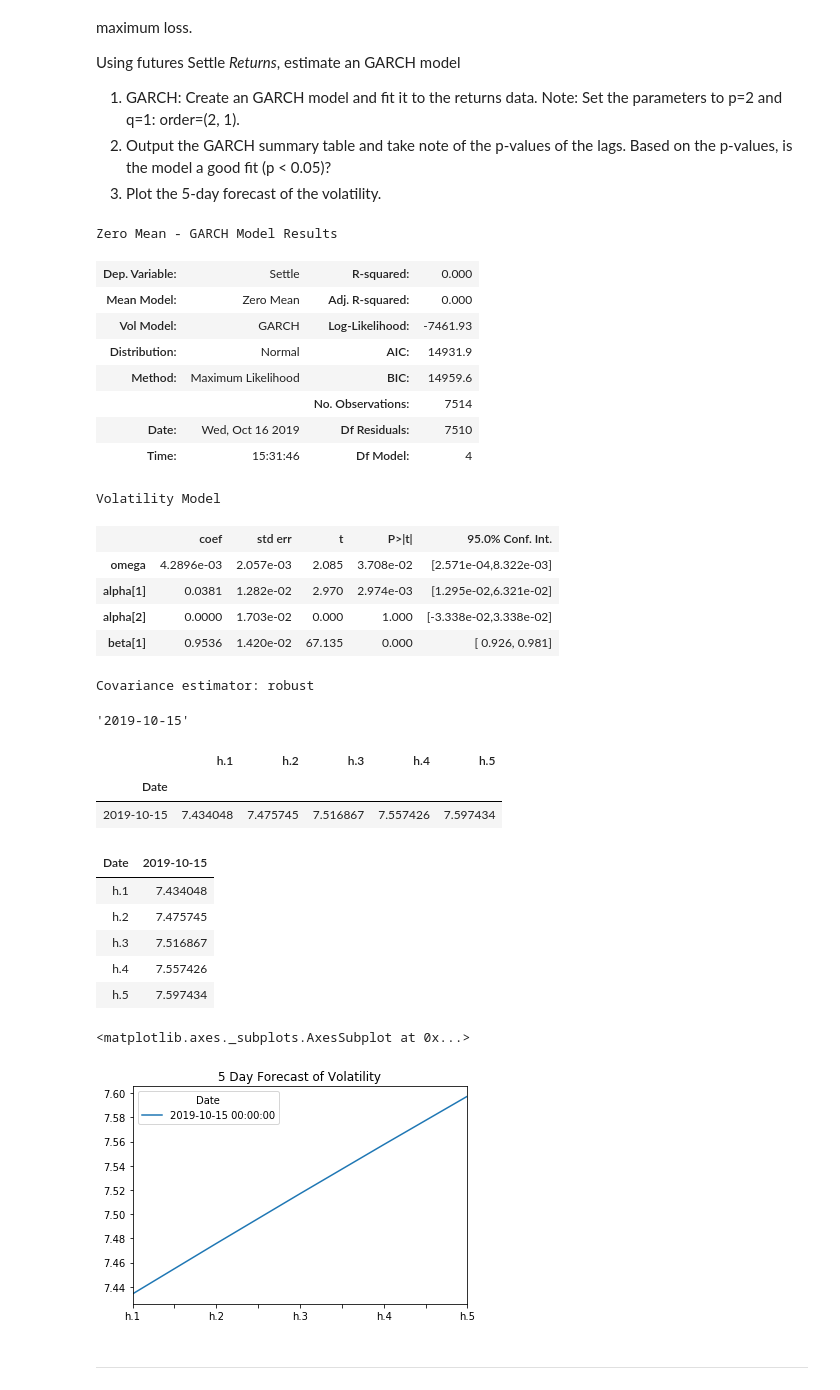
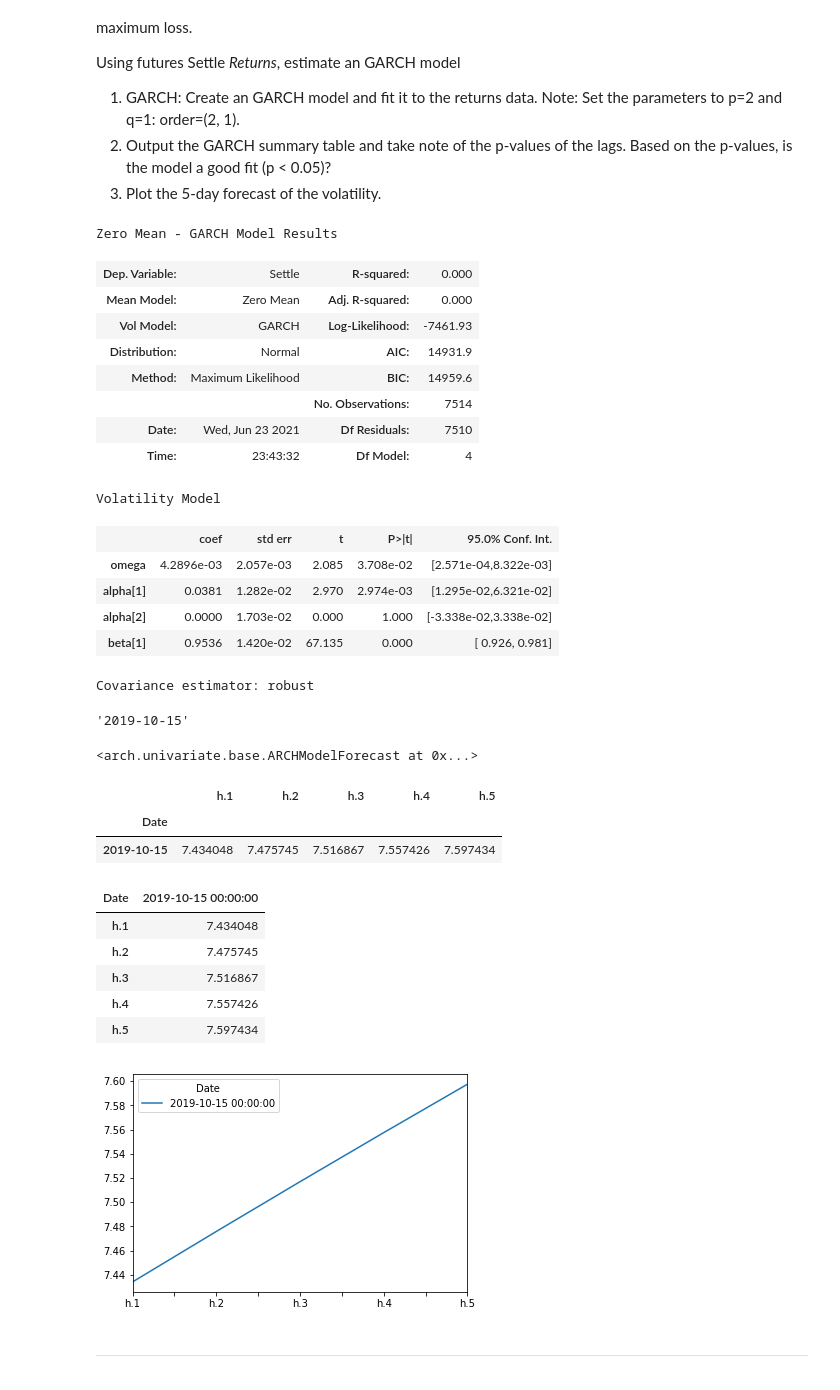
Before and after one commit to DunfrundB/time_series, a Jupyter notebook: time_series_analysis.ipynb, the cells around one changed output. Cells and saved outputs as stored; diff of their text form; code cells hidden in the pictures.

```diff
--- a/time_series_analysis.ipynb
+++ b/time_series_analysis.ipynb
@@ -217,6 +214,12 @@ import arch
+# %%
+# Estimate a GARCH model:
+garch_mod = arch_model(returns, mean="Zero", vol="GARCH", p=2, q=1)
+
+# Fit the model
+returns = garch_mod.fit(disp="off")
 # %%
 # Summarize the model results
-# YOUR CODE HERE!
+returns.summary()
 # %% [output]
 Zero Mean - GARCH Model Results
 | Dep. Variable: | Settle | R-squared: | 0.000 |
@@ -225,8 +228,8 @@ Zero Mean - GARCH Model Results
 | Distribution: | Normal | AIC: | 14931.9 |
 | Method: | Maximum Likelihood | BIC: | 14959.6 |
 |  |  | No. Observations: | 7514 |
-| Date: | Wed, Oct 16 2019 | Df Residuals: | 7510 |
-| Time: | 15:31:46 | Df Model: | 4 |
+| Date: | Wed, Jun 23 2021 | Df Residuals: | 7510 |
+| Time: | 23:43:32 | Df Model: | 4 |
 Volatility Model
 |  | coef | std err | t | P>|t| | 95.0% Conf. Int. |
 | omega | 4.2896e-03 | 2.057e-03 | 2.085 | 3.708e-02 | [2.571e-04,8.322e-03] |
@@ -236,7 +239,7 @@ Volatility Model
 Covariance estimator: robust
 # %%
 # Find the last day of the dataset
-last_day = returns.index.max().strftime('%Y-%m-%d')
+last_day = df.index.max().strftime('%Y-%m-%d')
 last_day
 # %% [output]
 '2019-10-15'
@@ -244,7 +247,10 @@ last_day
 # Create a 5 day forecast of volatility
 forecast_horizon = 5
 # Start the forecast using the last_day calculated above
-# YOUR CODE HERE!
+forecasts = returns.forecast(start=last_day, horizon=forecast_horizon)
+forecasts
+# %% [output]
+<arch.univariate.base.ARCHModelForecast at 0x...>
 # %%
 # Annualize the forecast
 intermediate = np.sqrt(forecasts.variance.dropna() * 252)
@@ -258,7 +264,7 @@ intermediate.head()
 final = intermediate.dropna().T
 final.head()
 # %% [output]
-| Date | 2019-10-15 |
+| Date | 2019-10-15 00:00:00 |
 | h.1 | 7.434048 |
 | h.2 | 7.475745 |
 | h.3 | 7.516867 |
@@ -266,10 +272,10 @@ final.head()
 | h.5 | 7.597434 |
 # %%
 # Plot the final forecast
-# YOUR CODE HERE!
+final.plot()
+plt.savefig('./Resources/garch.png')
 # %% [output]
-<matplotlib.axes._subplots.AxesSubplot at 0x...>
-[figure, old version]
+[figure, new version]
 # %% [markdown]
 ---
 # %% [markdown]
```
Also changed, not shown: parts of 15 cells of this notebook, 9 other files.
